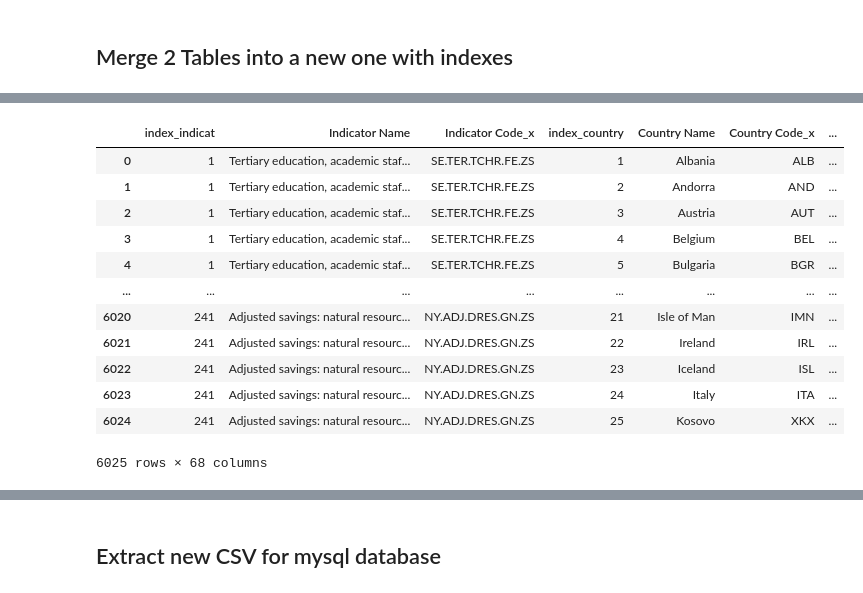
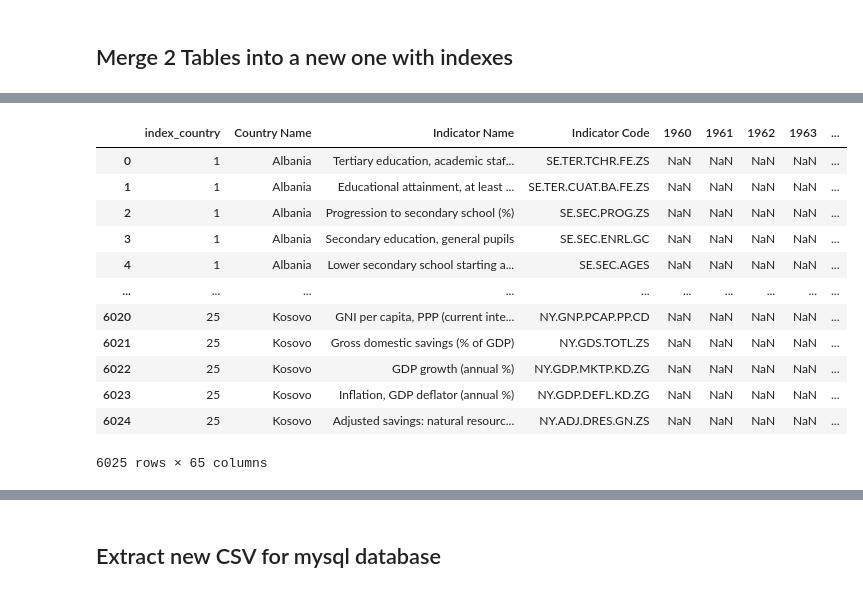
Before and after one commit to Georgemouts/Data_Visualization_ETL_Pipeline, a Jupyter notebook: CleanData.ipynb, the cells around one changed output, grey strips where cells are left out. Cells and saved outputs as stored; diff of their text form; code cells hidden in the pictures.

```diff
--- a/CleanData.ipynb
+++ b/CleanData.ipynb
@@ -183 +184,17 @@ a
+# %%
+dfnew
+# %% [output]
+|  | index_country | Country Name | Indicator Name | Indicator Code | 1960 | 1961 | 1962 | 1963 | ... |
+| 0 | 1 | Albania | Tertiary education, academic staf... | SE.TER.TCHR.FE.ZS | NaN | NaN | NaN | NaN | ... |
+| 1 | 1 | Albania | Educational attainment, at least ... | SE.TER.CUAT.BA.FE.ZS | NaN | NaN | NaN | NaN | ... |
+| 2 | 1 | Albania | Progression to secondary school (%) | SE.SEC.PROG.ZS | NaN | NaN | NaN | NaN | ... |
+| 3 | 1 | Albania | Secondary education, general pupils | SE.SEC.ENRL.GC | NaN | NaN | NaN | NaN | ... |
+| 4 | 1 | Albania | Lower secondary school starting a... | SE.SEC.AGES | NaN | NaN | NaN | NaN | ... |
+| ... | ... | ... | ... | ... | ... | ... | ... | ... | ... |
+| 6020 | 25 | Kosovo | GNI per capita, PPP (current inte... | NY.GNP.PCAP.PP.CD | NaN | NaN | NaN | NaN | ... |
+| 6021 | 25 | Kosovo | Gross domestic savings (% of GDP) | NY.GDS.TOTL.ZS | NaN | NaN | NaN | NaN | ... |
+| 6022 | 25 | Kosovo | GDP growth (annual %) | NY.GDP.MKTP.KD.ZG | NaN | NaN | NaN | NaN | ... |
+| 6023 | 25 | Kosovo | Inflation, GDP deflator (annual %) | NY.GDP.DEFL.KD.ZG | NaN | NaN | NaN | NaN | ... |
+| 6024 | 25 | Kosovo | Adjusted savings: natural resourc... | NY.ADJ.DRES.GN.ZS | NaN | NaN | NaN | NaN | ... |
+6025 rows × 65 columns
 # %%
@@ -185,16 +202,0 @@ a = pd.merge(indicatorsdf,a,how='inner',on='Indicator Name')
-# %%
-a
-# %% [output]
-|  | index_indicat | Indicator Name | Indicator Code_x | index_country | Country Name | Country Code_x | ... |
-| 0 | 1 | Tertiary education, academic staf... | SE.TER.TCHR.FE.ZS | 1 | Albania | ALB | ... |
-| 1 | 1 | Tertiary education, academic staf... | SE.TER.TCHR.FE.ZS | 2 | Andorra | AND | ... |
-| 2 | 1 | Tertiary education, academic staf... | SE.TER.TCHR.FE.ZS | 3 | Austria | AUT | ... |
-| 3 | 1 | Tertiary education, academic staf... | SE.TER.TCHR.FE.ZS | 4 | Belgium | BEL | ... |
-| 4 | 1 | Tertiary education, academic staf... | SE.TER.TCHR.FE.ZS | 5 | Bulgaria | BGR | ... |
-| ... | ... | ... | ... | ... | ... | ... | ... |
-| 6020 | 241 | Adjusted savings: natural resourc... | NY.ADJ.DRES.GN.ZS | 21 | Isle of Man | IMN | ... |
-| 6021 | 241 | Adjusted savings: natural resourc... | NY.ADJ.DRES.GN.ZS | 22 | Ireland | IRL | ... |
-| 6022 | 241 | Adjusted savings: natural resourc... | NY.ADJ.DRES.GN.ZS | 23 | Iceland | ISL | ... |
-| 6023 | 241 | Adjusted savings: natural resourc... | NY.ADJ.DRES.GN.ZS | 24 | Italy | ITA | ... |
-| 6024 | 241 | Adjusted savings: natural resourc... | NY.ADJ.DRES.GN.ZS | 25 | Kosovo | XKX | ... |
-6025 rows × 68 columns
```
Also changed, not shown: parts of 21 cells of this notebook.
